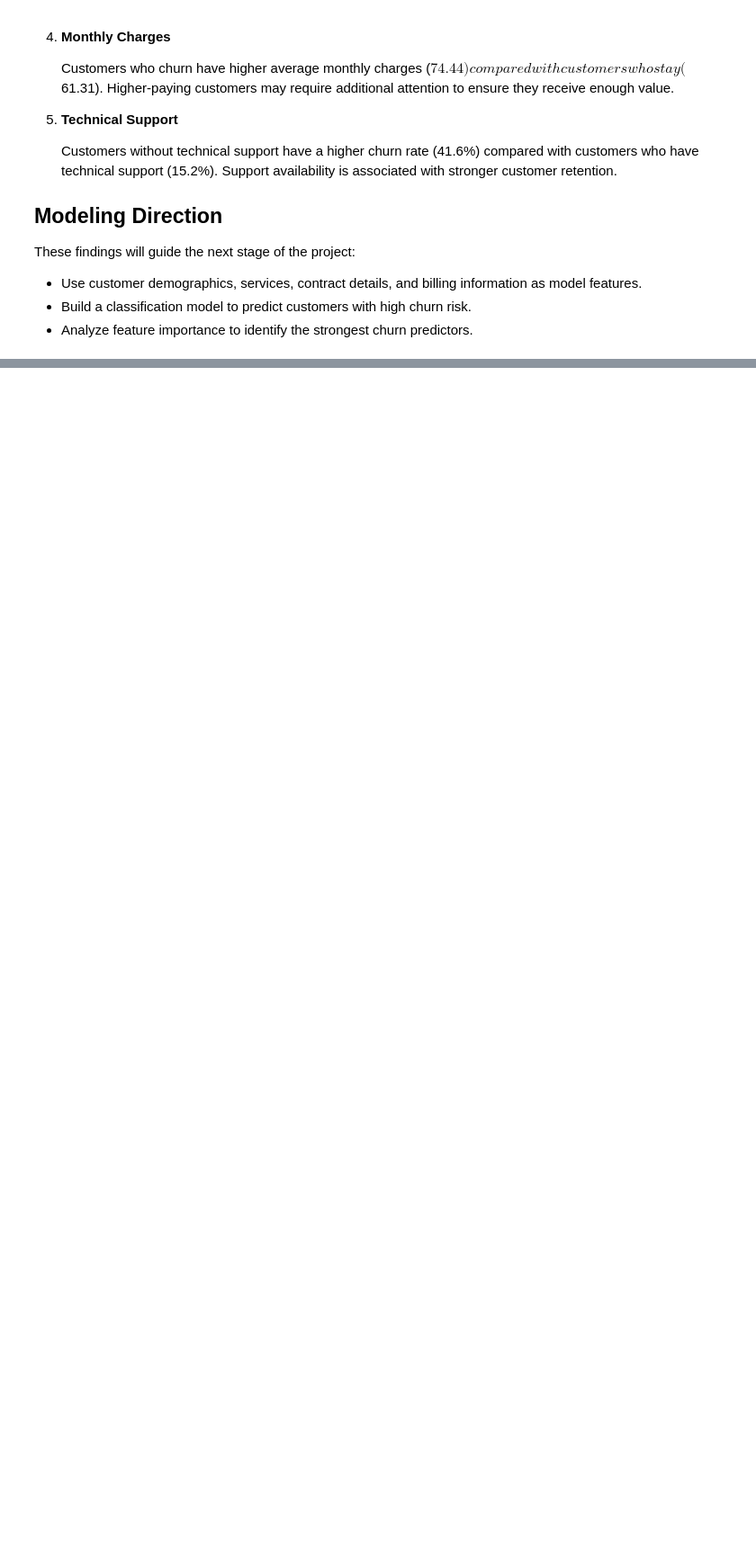
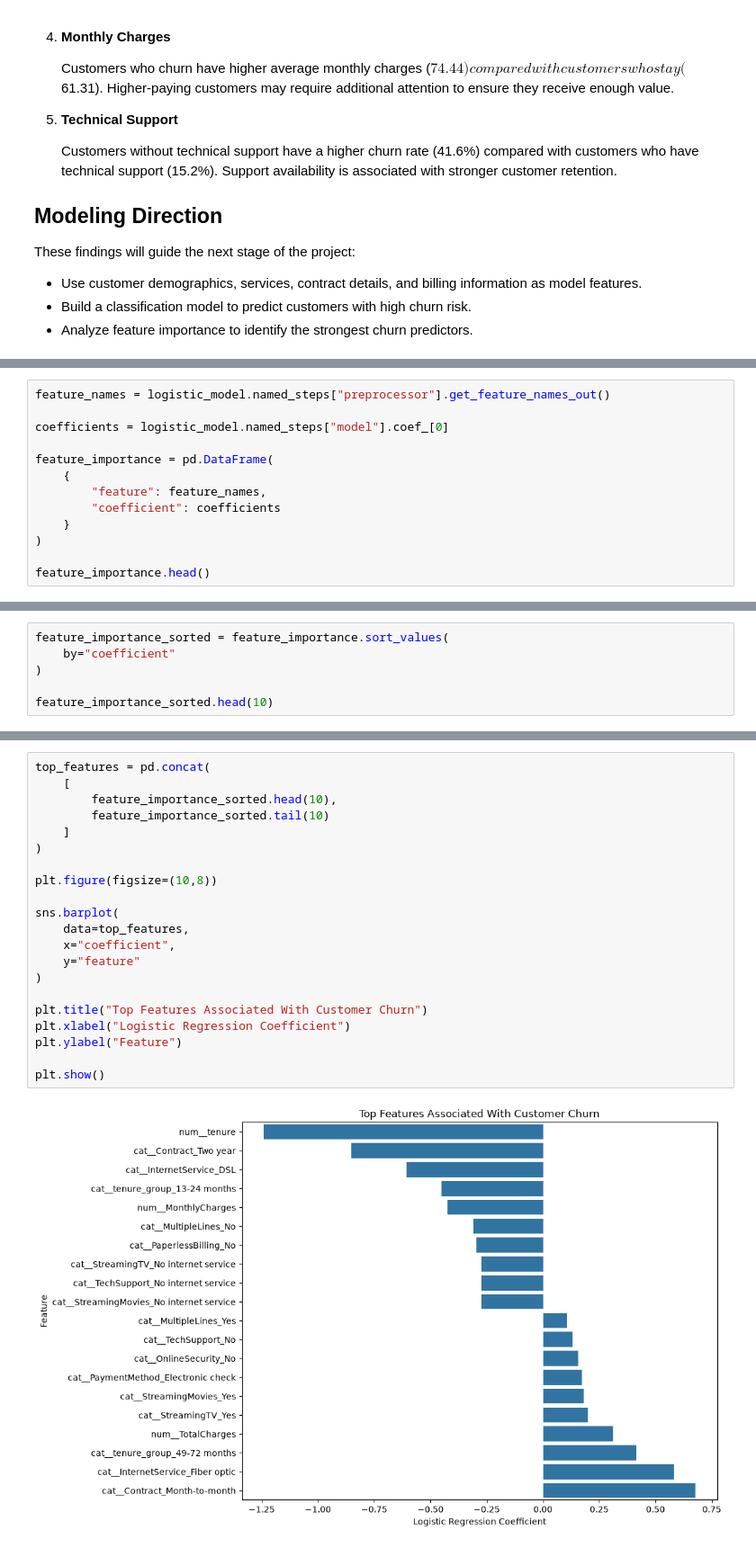
Before and after one commit to boraneak/Customer-Churn-Analysis, a Jupyter notebook: notebooks/churn_analysis.ipynb, the cells around one changed output, grey strips where cells are left out. Shown at 90% size. Drawn from its saved outputs; the diff is of its cells as text; blank space fills up the shorter version.

```diff
--- a/notebooks/churn_analysis.ipynb
+++ b/notebooks/churn_analysis.ipynb
@@ -512,0 +804,13 @@ These findings will guide the next stage of the project:
+# %%
+feature_names = logistic_model.named_steps["preprocessor"].get_feature_names_out()
+
+coefficients = logistic_model.named_steps["model"].coef_[0]
+
+feature_importance = pd.DataFrame(
+    {
+        "feature": feature_names,
+        "coefficient": coefficients
+    }
+)
+
+feature_importance.head()
@@ -512,0 +824,6 @@ These findings will guide the next stage of the project:
+# %%
+feature_importance_sorted = feature_importance.sort_values(
+    by="coefficient"
+)
+
+feature_importance_sorted.head(10)
@@ -512,0 +862,23 @@ These findings will guide the next stage of the project:
+# %%
+top_features = pd.concat(
+    [
+        feature_importance_sorted.head(10),
+        feature_importance_sorted.tail(10)
+    ]
+)
+
+plt.figure(figsize=(10,8))
+
+sns.barplot(
+    data=top_features,
+    x="coefficient",
+    y="feature"
+)
+
+plt.title("Top Features Associated With Customer Churn")
+plt.xlabel("Logistic Regression Coefficient")
+plt.ylabel("Feature")
+
+plt.show()
+# %% [output]
+[figure, added]
```
Also changed, not shown: parts of 32 cells of this notebook.
